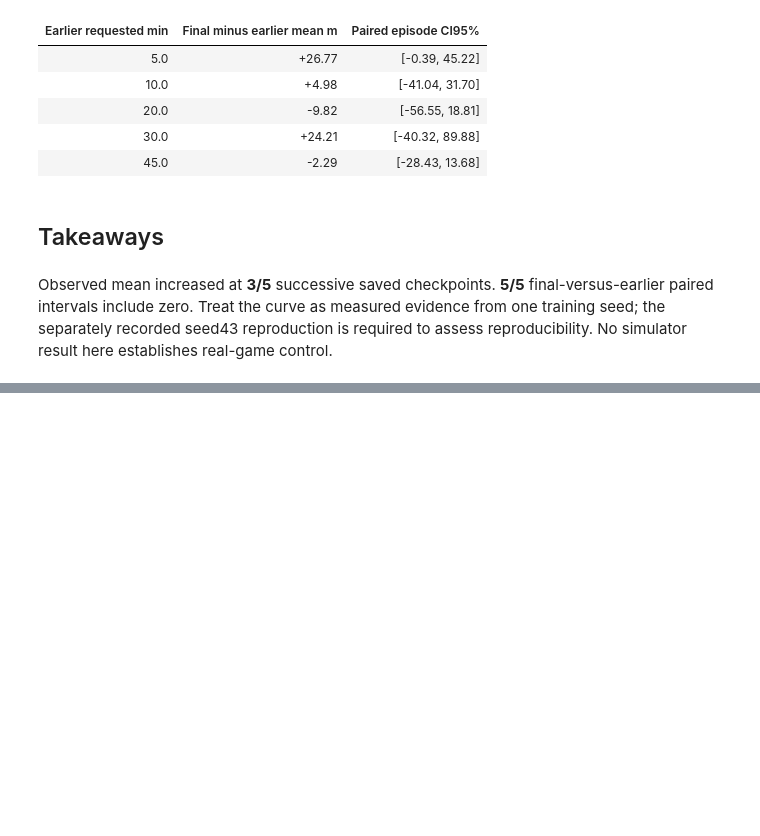
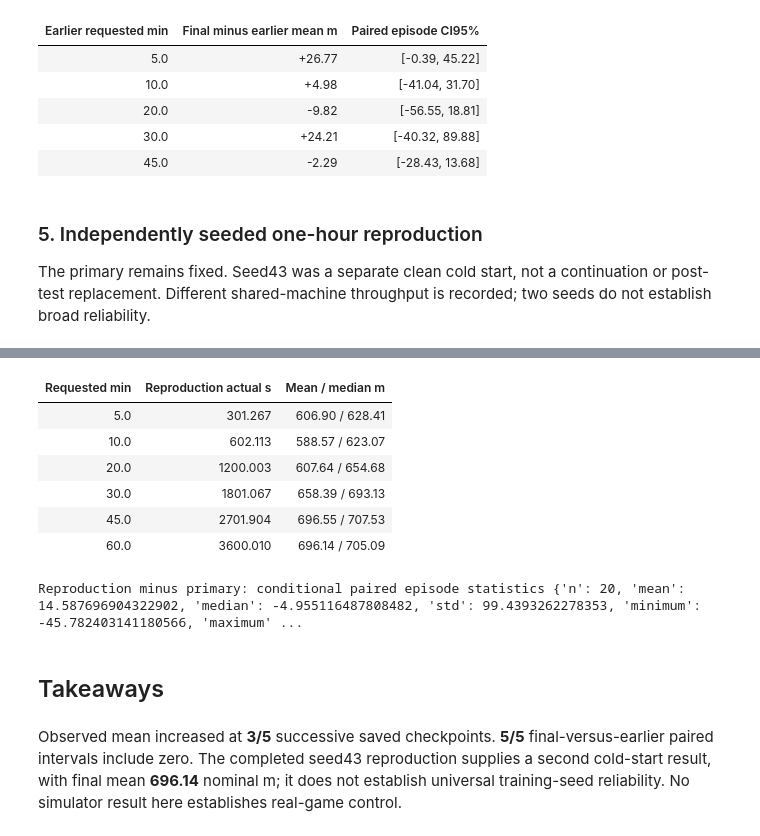
Before and after one commit to TheCyberLocal/gradient-climb, a Jupyter notebook: notebooks/checkpoint_learning.ipynb, the cells around one changed output, grey strips where cells are left out. Saved outputs shown, nothing was run; the diff lists cells and outputs as text; code cells hidden in the pictures; blank space fills up the shorter version.

```diff
--- a/notebooks/checkpoint_learning.ipynb
+++ b/notebooks/checkpoint_learning.ipynb
@@ -235,18 +250,44 @@ show_table(
 | 30.0 | +24.21 | [-40.32, 89.88] |
 | 45.0 | -2.29 | [-28.43, 13.68] |
 # %% [markdown]
-## Takeaways
+### 5. Independently seeded one-hour reproduction
+The primary remains fixed. Seed43 was a separate clean cold start, not a continuation or post-test replacement. Different shared-machine throughput is recorded; two seeds do not establish broad reliability.
 # %%
-increases = sum(
-    checkpoint_rows[index]["results"]["mean_distance"]
-    > checkpoint_rows[index - 1]["results"]["mean_distance"]
-    for index in range(1, len(checkpoint_rows))
+reproduction = load_run(ROOT, "db77b7cd-a11a-473a-8406-06d99b5de5ad")
+reproduction_checkpoints = load_run(ROOT, "153b8e02-dd2f-442f-9a48-6230d3f5c1cb")
+assert verify_run(ROOT, reproduction["run_id"])["valid"]
+assert verify_run(ROOT, reproduction_checkpoints["run_id"])["valid"]
+assert reproduction["parent_checkpoint"] is None and not reproduction["dirty_worktree"]
+show_table(
+    ["Run", "Seed", "Actual training s", "Transitions", "Final mean / median m", "Source SHA"],
+    [
+        [
+            r["run_id"],
+            r["seed"],
+            f"{r['summary']['training_clock_seconds']:.3f}",
+            r["environment_steps"],
+            f"{r['summary']['mean_distance']:.2f} / {r['summary']['median_distance']:.2f}",
+            r["git_sha"],
+        ]
+        for r in [primary, reproduction]
+    ],
 )
-intervals_cross_zero = sum(value["ci95_low"] <= 0 <= value["ci95_high"] for _, value in paired)
-display(
-    Markdown(
-        f"Observed mean increased at **{increases}/{len(checkpoint_rows) - 1}** successive saved checkpoints. **{intervals_cross_zero}/{len(paired)}** final-versus-earlier paired intervals include zero. Treat the curve as measured evidence from one training seed; the separately recorded seed43 reproduction is required to assess reproducibility. No simulator result here establishes real-game control."
-    )
+show_table(
+    ["Requested min", "Reproduction actual s", "Mean / median m"],
+    [
+        [
+            r["metadata"]["requested_minutes"],
+            f"{r['metadata']['training_elapsed_seconds']:.3f}",
+            f"{r['results']['mean_distance']:.2f} / {r['results']['median_distance']:.2f}",
+        ]
+        for r in sorted(
+            reproduction_checkpoints["evaluation_results"],
+            key=lambda r: r["metadata"]["requested_minutes"],
+        )
+    ],
 )
+reproduction_pair = compare_paired(
+    reproduction["evaluation_results"][-1]["results"], primary["evaluation_results"][-1]["results"]
+)["distance_difference"]
+print("Reproduction minus primary: conditional paired episode statistics", reproduction_pair)
 # %% [output]
-Observed mean increased at **3/5** successive saved checkpoints. **5/5** final-versus-earlier paired intervals include zero. Treat the curve as measured evidence from one training seed; the separately recorded seed43 reproduction is required to assess reproducibility. No simulator result here establishes real-game control.
@@ -252,0 +297,24 @@ Observed mean increased at **3/5** successive saved checkpoints. **5/5** final-v
+| Requested min | Reproduction actual s | Mean / median m |
+| 5.0 | 301.267 | 606.90 / 628.41 |
+| 10.0 | 602.113 | 588.57 / 623.07 |
+| 20.0 | 1200.003 | 607.64 / 654.68 |
+| 30.0 | 1801.067 | 658.39 / 693.13 |
+| 45.0 | 2701.904 | 696.55 / 707.53 |
+| 60.0 | 3600.010 | 696.14 / 705.09 |
+Reproduction minus primary: conditional paired episode statistics {'n': 20, 'mean': 14.587696904322902, 'median': -4.955116487808482, 'std': 99.4393262278353, 'minimum': -45.782403141180566, 'maximum' ...
+# %% [markdown]
+## Takeaways
+# %%
+increases = sum(
+    checkpoint_rows[index]["results"]["mean_distance"]
+    > checkpoint_rows[index - 1]["results"]["mean_distance"]
+    for index in range(1, len(checkpoint_rows))
+)
+intervals_cross_zero = sum(value["ci95_low"] <= 0 <= value["ci95_high"] for _, value in paired)
+display(
+    Markdown(
+        f"Observed mean increased at **{increases}/{len(checkpoint_rows) - 1}** successive saved checkpoints. **{intervals_cross_zero}/{len(paired)}** final-versus-earlier paired intervals include zero. The completed seed43 reproduction supplies a second cold-start result, with final mean **{reproduction['summary']['mean_distance']:.2f}** nominal m; it does not establish universal training-seed reliability. No simulator result here establishes real-game control."
+    )
+)
+# %% [output]
+Observed mean increased at **3/5** successive saved checkpoints. **5/5** final-versus-earlier paired intervals include zero. The completed seed43 reproduction supplies a second cold-start result, with final mean **696.14** nominal m; it does not establish universal training-seed reliability. No simulator result here establishes real-game control.
```
Also changed, not shown: parts of 2 cells of this notebook, 44 other files.
